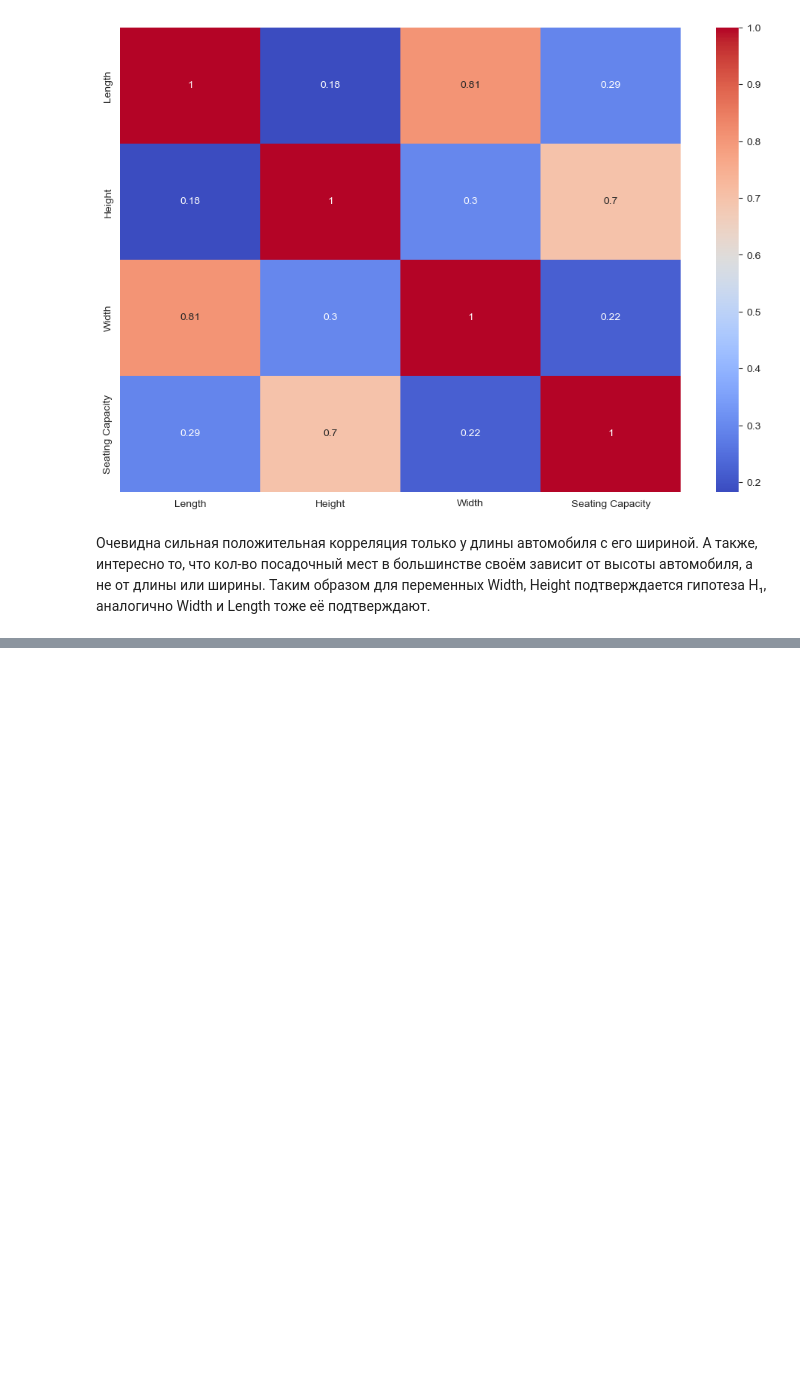
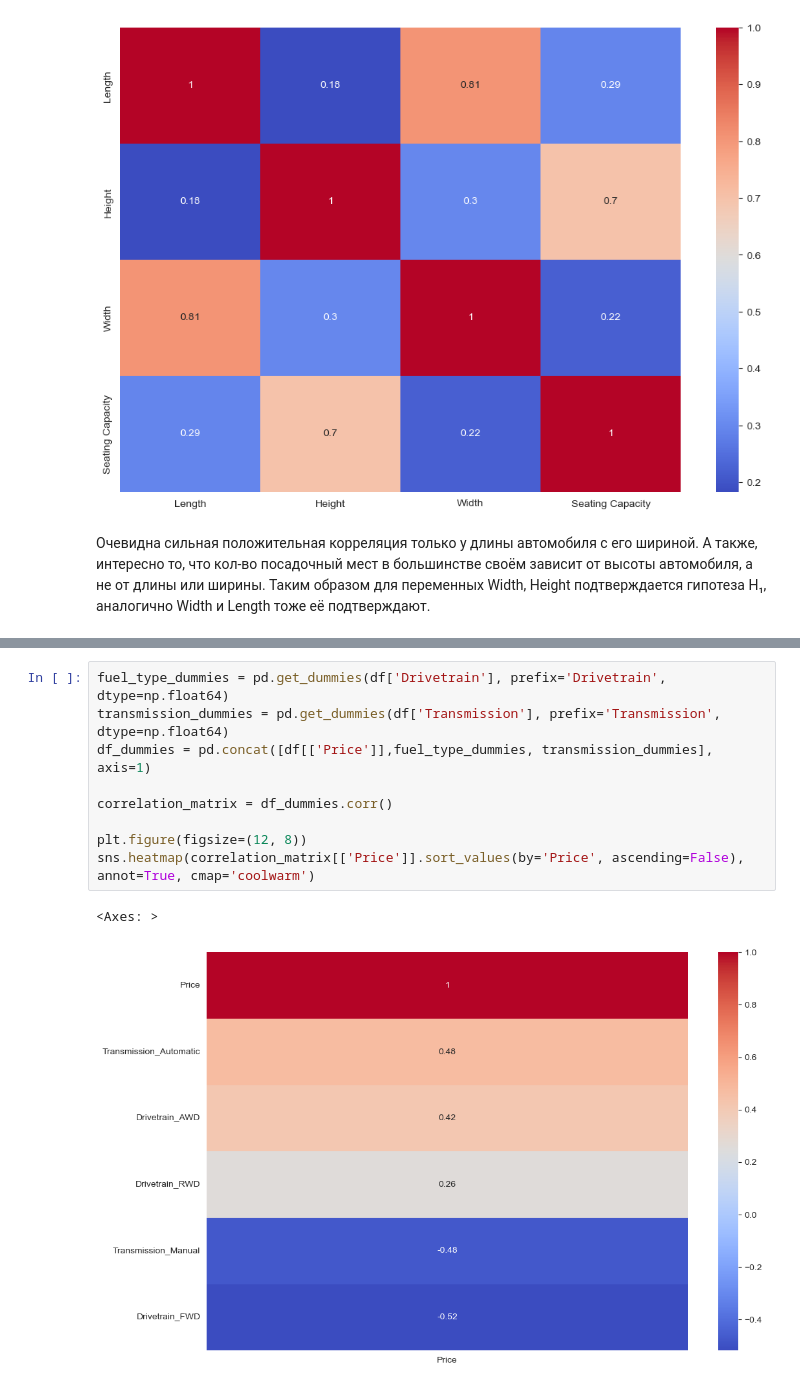
Before and after one commit to brshtsk/hell-in-python, a Jupyter notebook: Проект-авто.ipynb, the cells around one changed output, grey strips where cells are left out. Drawn from its saved outputs; the diff is of its cells as text; blank space fills up the shorter version.

Commit message:
Correlation and almost linear regression added

```diff
--- a/Проект-авто.ipynb
+++ b/Проект-авто.ipynb
@@ -565,0 +571,12 @@ plt.show()
+# %%
+fuel_type_dummies = pd.get_dummies(df['Drivetrain'], prefix='Drivetrain', dtype=np.float64)
+transmission_dummies = pd.get_dummies(df['Transmission'], prefix='Transmission', dtype=np.float64)
+df_dummies = pd.concat([df[['Price']],fuel_type_dummies, transmission_dummies], axis=1)
+
+correlation_matrix = df_dummies.corr()
+
+plt.figure(figsize=(12, 8))
+sns.heatmap(correlation_matrix[['Price']].sort_values(by='Price', ascending=False), annot=True, cmap='coolwarm')
+# %% [output]
+<Axes: >
+[figure, added]
```
Also changed, not shown: parts of 9 cells of this notebook.
